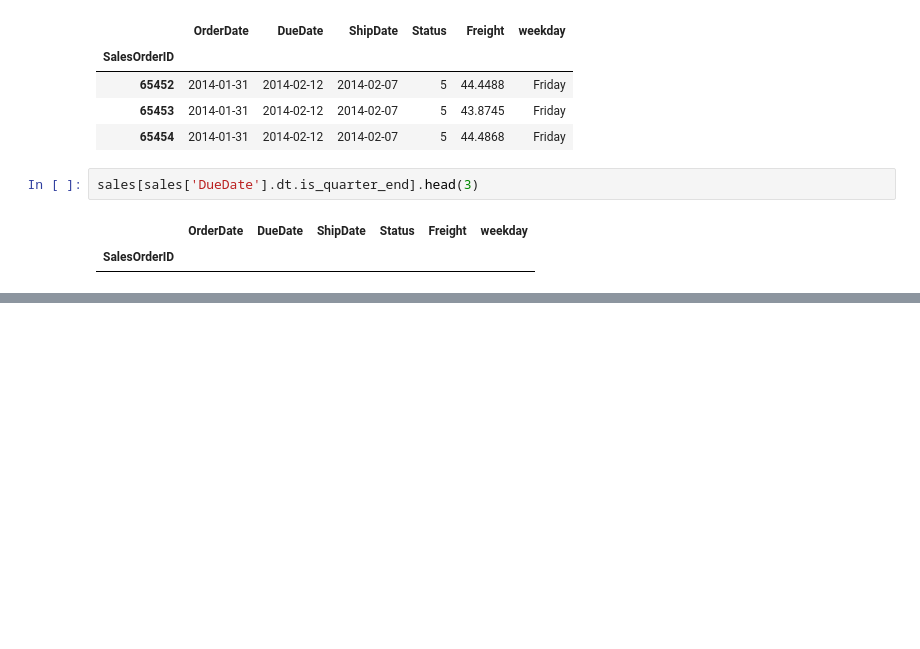
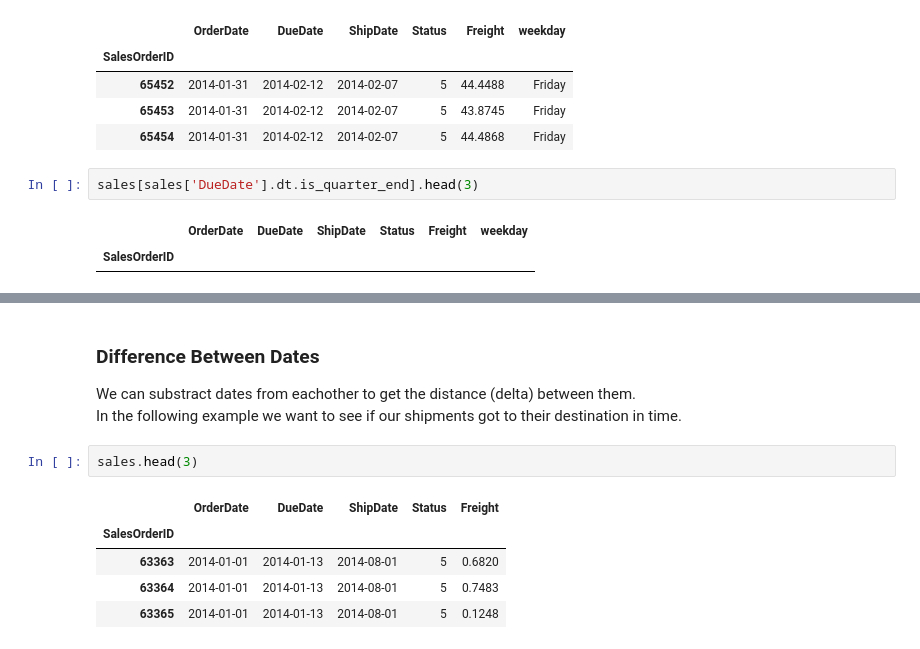
Before and after one commit to Elad-p/Python, a Jupyter notebook: Data Analysis/Working With Dates.ipynb, the cells around one changed output, grey strips where cells are left out. Cells and saved outputs as stored; diff of their text form; blank space fills up the shorter version.

```diff
--- a/Data Analysis/Working With Dates.ipynb
+++ b/Data Analysis/Working With Dates.ipynb
@@ -357,0 +515,11 @@ sales[sales['DueDate'].dt.is_quarter_end].head(3)
+# %% [markdown]
+### Difference Between Dates
+We can substract dates from eachother to get the distance (delta) between them.<br>In the following example we want to see if our shipments got to their destination in time.
+# %%
+sales.head(3)
+# %% [output]
+|  | OrderDate | DueDate | ShipDate | Status | Freight |
+| SalesOrderID |  |  |  |  |  |
+| 63363 | 2014-01-01 | 2014-01-13 | 2014-08-01 | 5 | 0.6820 |
+| 63364 | 2014-01-01 | 2014-01-13 | 2014-08-01 | 5 | 0.7483 |
+| 63365 | 2014-01-01 | 2014-01-13 | 2014-08-01 | 5 | 0.1248 |
```
Also changed, not shown: parts of 44 cells of this notebook.
